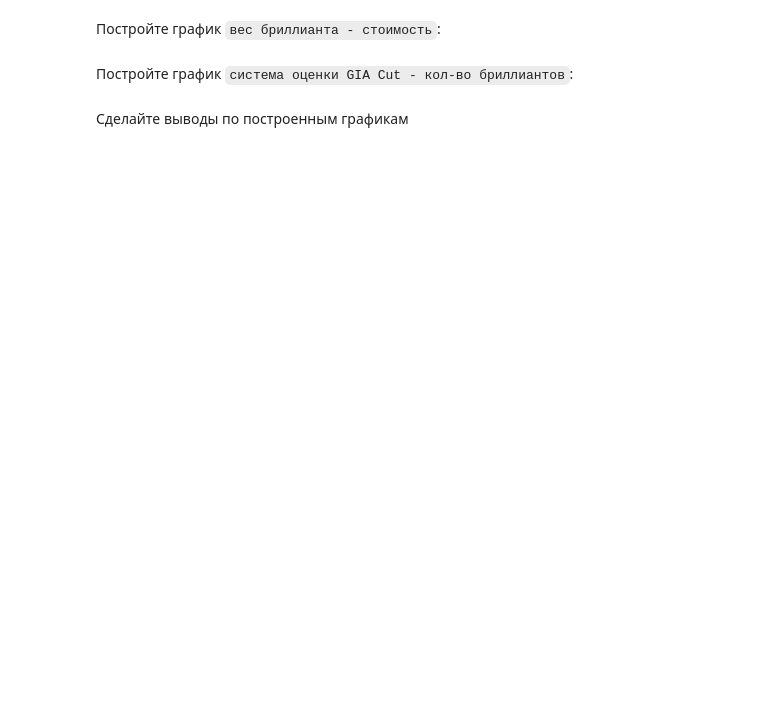
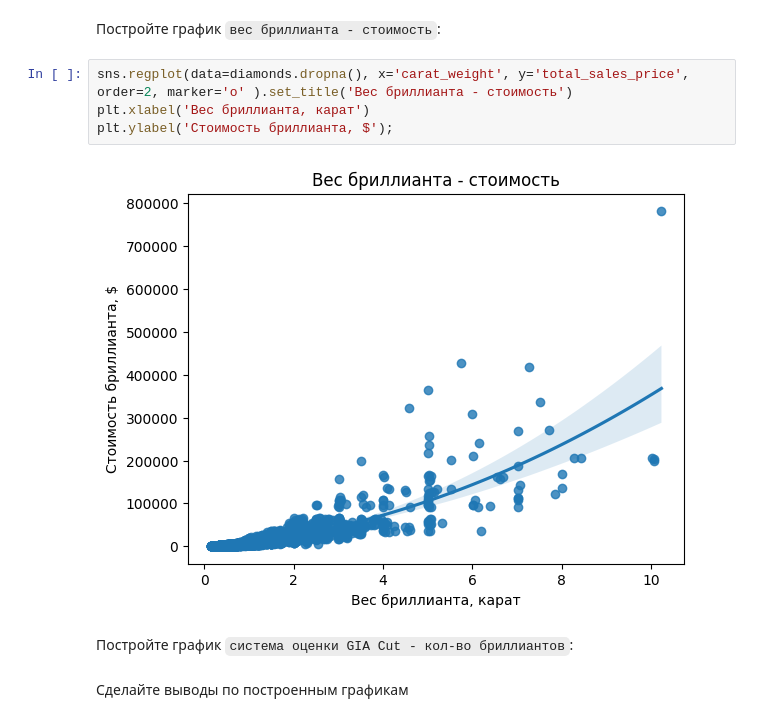
Before and after one commit to aleks-haksly/Postypashka, a Jupyter notebook: DA/01 HW/HW_1.ipynb, the cells around one changed output. Cells and saved outputs as stored; diff of their text form; blank space fills up the shorter version.

```diff
--- a/DA/01 HW/HW_1.ipynb
+++ b/DA/01 HW/HW_1.ipynb
@@ -624,5 +630,11 @@ plt.tight_layout()
 # %% [markdown]
 Постройте график `вес бриллианта - стоимость`:
+# %%
+sns.regplot(data=diamonds.dropna(), x='carat_weight', y='total_sales_price', order=2, marker='o' ).set_title('Вес бриллианта - стоимость')
+plt.xlabel('Вес бриллианта, карат')
+plt.ylabel('Стоимость бриллианта, $');
+# %% [output]
+[figure, added]
 # %% [markdown]
 Постройте график `система оценки GIA Cut - кол-во бриллиантов`:
 # %% [markdown]
```
Also changed, not shown: parts of 2 cells of this notebook.
